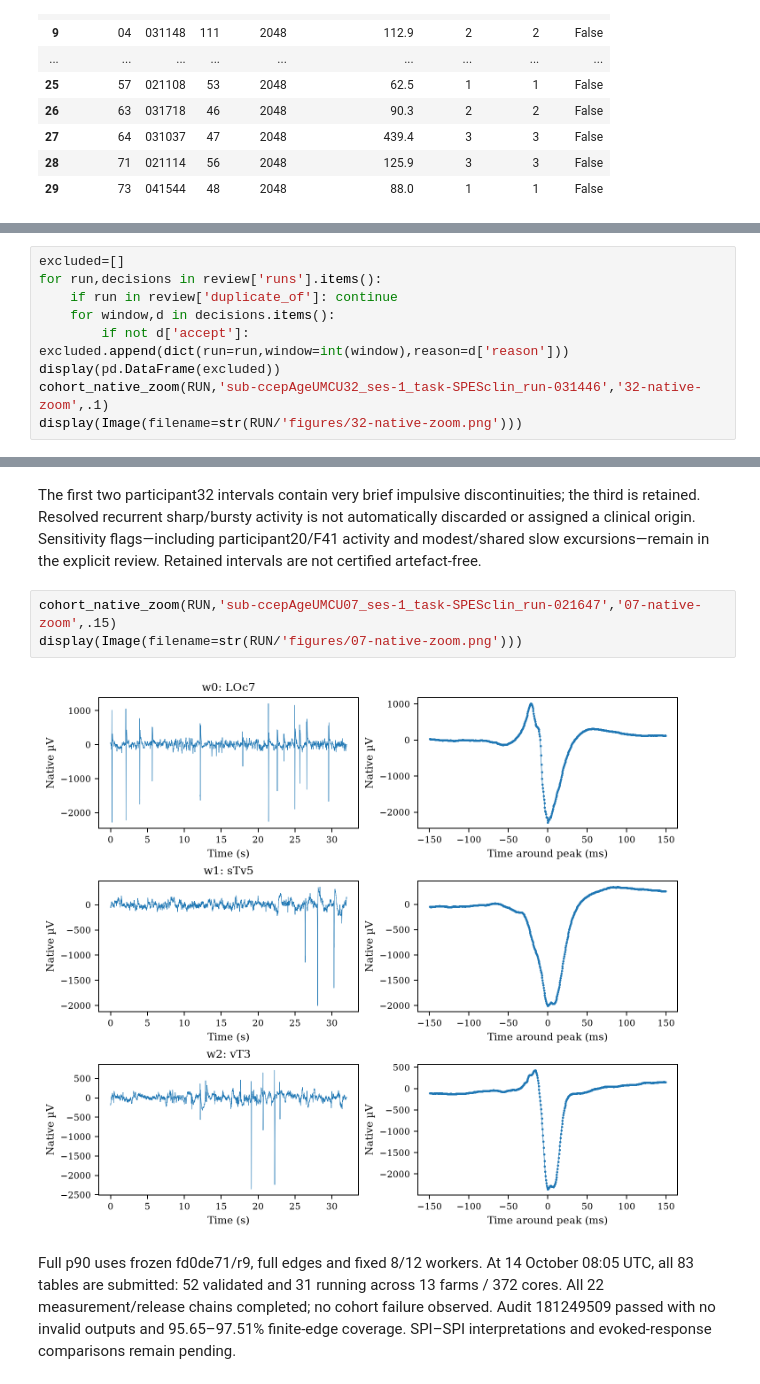
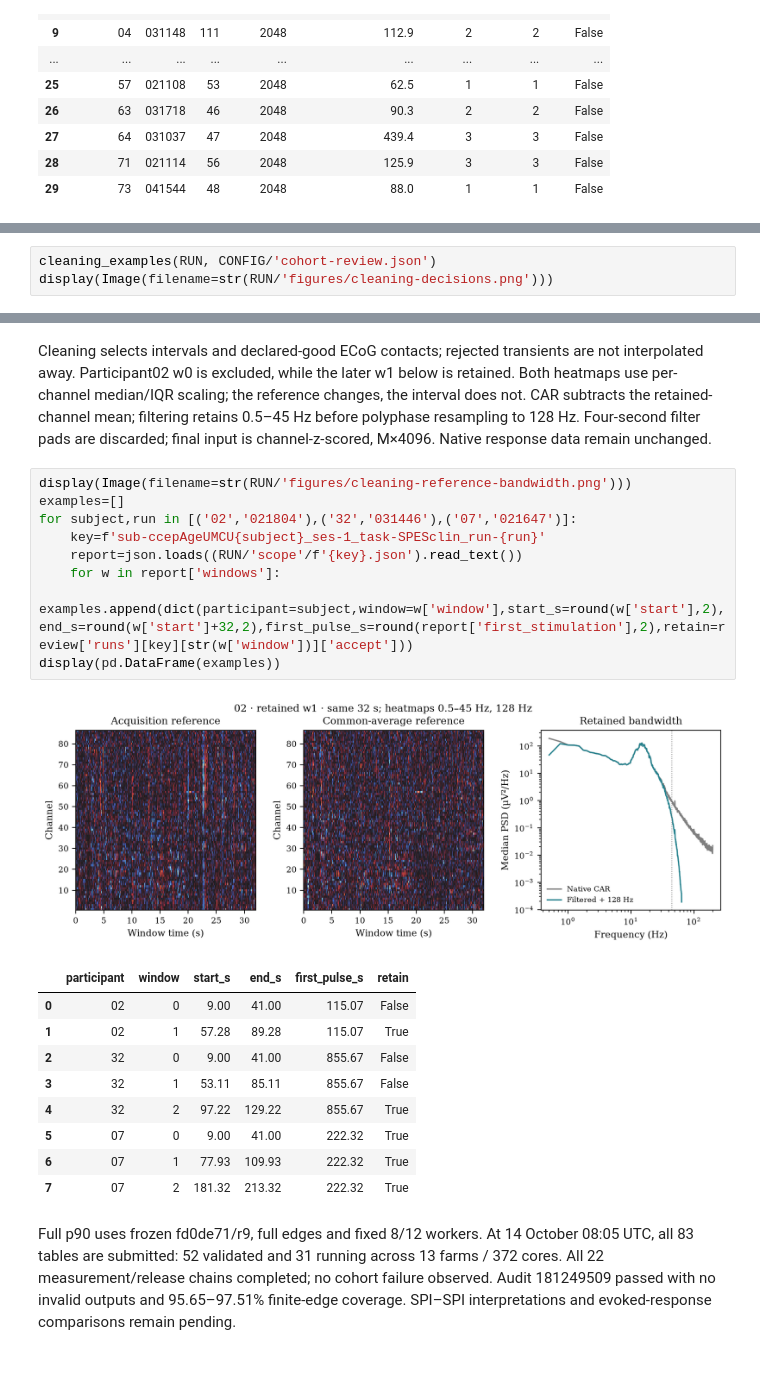
Before and after one commit to willedibam/mts-spi-study-cluster, a Jupyter notebook: research/empirical/ccep_pilot/notebooks/ccep-cohort-261014.ipynb, the cells around one changed output, grey strips where cells are left out. Cells and saved outputs as stored; diff of their text form.

```diff
--- a/research/empirical/ccep_pilot/notebooks/ccep-cohort-261014.ipynb
+++ b/research/empirical/ccep_pilot/notebooks/ccep-cohort-261014.ipynb
@@ -72,10 +72,4 @@ All 63 new candidate windows passed numerical QC. Native review excludes seven i
 # %%
-excluded=[]
-for run,decisions in review['runs'].items():
-    if run in review['duplicate_of']: continue
-    for window,d in decisions.items():
-        if not d['accept']: excluded.append(dict(run=run,window=int(window),reason=d['reason']))
-display(pd.DataFrame(excluded))
-cohort_native_zoom(RUN,'sub-ccepAgeUMCU32_ses-1_task-SPESclin_run-031446','32-native-zoom',.1)
-display(Image(filename=str(RUN/'figures/32-native-zoom.png')))
+cleaning_examples(RUN, CONFIG/'cohort-review.json')
+display(Image(filename=str(RUN/'figures/cleaning-decisions.png')))
 # %% [output]
@@ -91,9 +77,24 @@ display(Image(filename=str(RUN/'figures/32-native-zoom.png')))
 # %% [markdown]
-The first two participant32 intervals contain very brief impulsive discontinuities; the third is retained. Resolved recurrent sharp/bursty activity is not automatically discarded or assigned a clinical origin. Sensitivity flags—including participant20/F41 activity and modest/shared slow excursions—remain in the explicit review. Retained intervals are not certified artefact-free.
+Cleaning selects intervals and declared-good ECoG contacts; rejected transients are not interpolated away. Participant02 w0 is excluded, while the later w1 below is retained. Both heatmaps use per-channel median/IQR scaling; the reference changes, the interval does not. CAR subtracts the retained-channel mean; filtering retains 0.5–45 Hz before polyphase resampling to 128 Hz. Four-second filter pads are discarded; final input is channel-z-scored, M×4096. Native response data remain unchanged.
 # %%
-cohort_native_zoom(RUN,'sub-ccepAgeUMCU07_ses-1_task-SPESclin_run-021647','07-native-zoom',.15)
-display(Image(filename=str(RUN/'figures/07-native-zoom.png')))
+display(Image(filename=str(RUN/'figures/cleaning-reference-bandwidth.png')))
+examples=[]
+for subject,run in [('02','021804'),('32','031446'),('07','021647')]:
+    key=f'sub-ccepAgeUMCU{subject}_ses-1_task-SPESclin_run-{run}'
+    report=json.loads((RUN/'scope'/f'{key}.json').read_text())
+    for w in report['windows']:
+        examples.append(dict(participant=subject,window=w['window'],start_s=round(w['start'],2),end_s=round(w['start']+32,2),first_pulse_s=round(report['first_stimulation'],2),retain=review['runs'][key][str(w['window'])]['accept']))
+display(pd.DataFrame(examples))
 # %% [output]
-[figure, old version]
+[figure, new version]
+|  | participant | window | start_s | end_s | first_pulse_s | retain |
+| 0 | 02 | 0 | 9.00 | 41.00 | 115.07 | False |
+| 1 | 02 | 1 | 57.28 | 89.28 | 115.07 | True |
+| 2 | 32 | 0 | 9.00 | 41.00 | 855.67 | False |
+| 3 | 32 | 1 | 53.11 | 85.11 | 855.67 | False |
+| 4 | 32 | 2 | 97.22 | 129.22 | 855.67 | True |
+| 5 | 07 | 0 | 9.00 | 41.00 | 222.32 | True |
+| 6 | 07 | 1 | 77.93 | 109.93 | 222.32 | True |
+| 7 | 07 | 2 | 181.32 | 213.32 | 222.32 | True |
 # %% [markdown]
 Full p90 uses frozen fd0de71/r9, full edges and fixed 8/12 workers. At 14 October 08:05 UTC, all 83 tables are submitted: 52 validated and 31 running across 13 farms / 372 cores. All 22 measurement/release chains completed; no cohort failure observed. Audit 181249509 passed with no invalid outputs and 95.65–97.51% finite-edge coverage. SPI–SPI interpretations and evoked-response comparisons remain pending.
```
Also changed, not shown: parts of 4 cells of this notebook, 4 other files.
